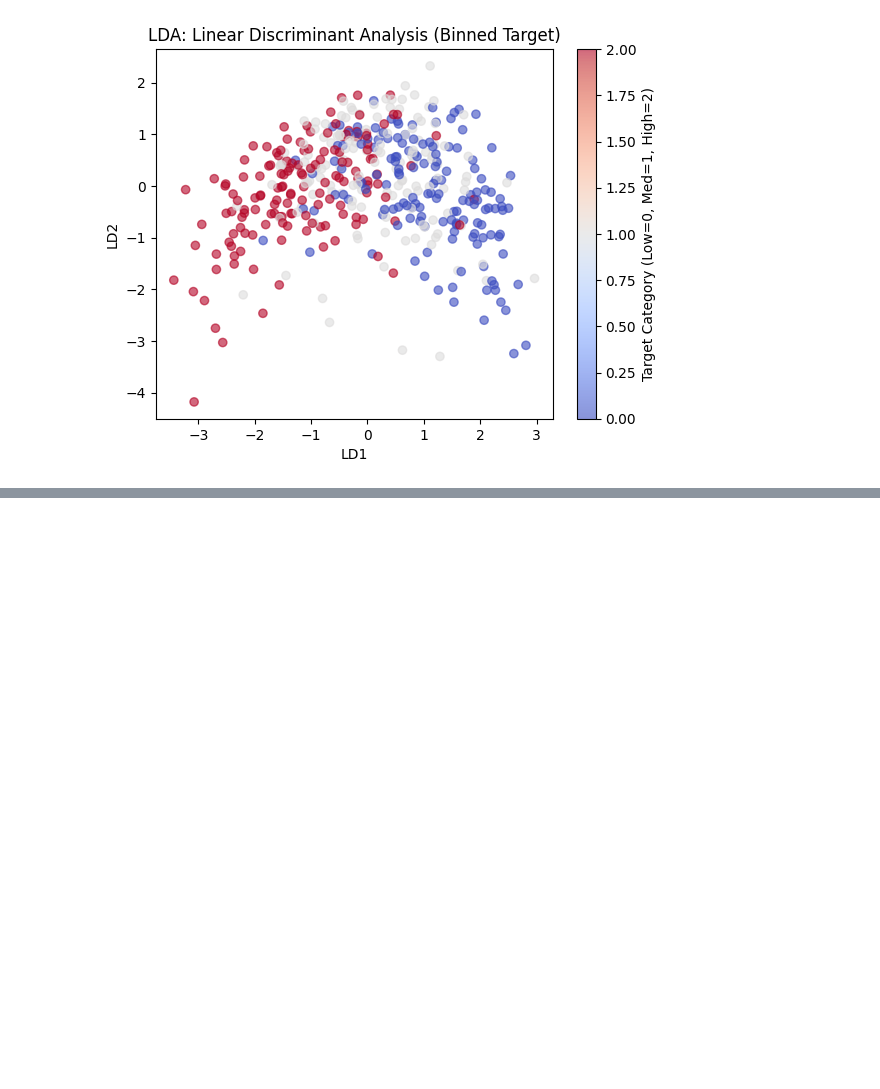
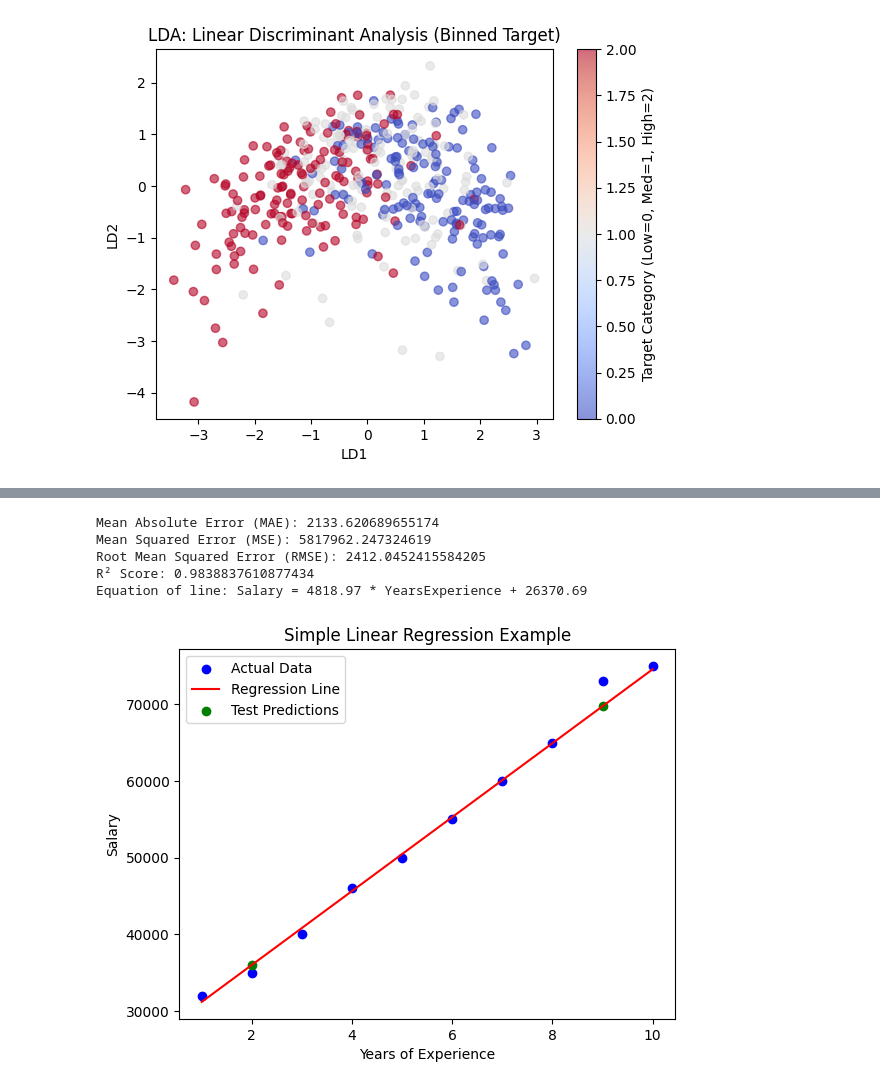
Before and after one commit to AMJAMAITHILI/ML_LAB-141, a Jupyter notebook: ML_Lab3.ipynb, the cells around one changed output, grey strips where cells are left out. Saved outputs shown, nothing was run; the diff lists cells and outputs as text; code cells hidden in the pictures; blank space fills up the shorter version.

```diff
--- a/ML_Lab3.ipynb
+++ b/ML_Lab3.ipynb
@@ -253,0 +302,55 @@ plt.show()
+# %%
+import numpy as np
+import pandas as pd
+import matplotlib.pyplot as plt
+from sklearn.linear_model import LinearRegression
+from sklearn.model_selection import train_test_split
+from sklearn.metrics import mean_squared_error, mean_absolute_error, r2_score
+
+data = pd.DataFrame({
+    'YearsExperience': [1, 2, 3, 4, 5, 6, 7, 8, 9, 10],
+    'Salary': [32000, 35000, 40000, 46000, 50000,
+               55000, 60000, 65000, 73000, 75000]
+})
+
+X = data[['YearsExperience']]
+y = data['Salary']
+
+X_train, X_test, y_train, y_test = train_test_split(X, y, test_size=0.2, random_state=42)
+
+model = LinearRegression()
+model.fit(X_train, y_train)
+
+y_pred = model.predict(X_test)
+
+mae = mean_absolute_error(y_test, y_pred)
+mse = mean_squared_error(y_test, y_pred)
+rmse = np.sqrt(mse)
+r2 = r2_score(y_test, y_pred)
+
+print("Mean Absolute Error (MAE):", mae)
+print("Mean Squared Error (MSE):", mse)
+print("Root Mean Squared Error (RMSE):", rmse)
+print("R² Score:", r2)
+
+
+m = model.coef_[0]  # slope
+c = model.intercept_  # intercept
+print(f"Equation of line: Salary = {m:.2f} * YearsExperience + {c:.2f}")
+
+# Visualization
+plt.scatter(X, y, color='blue', label='Actual Data')
+plt.plot(X, model.predict(X), color='red', label='Regression Line')
+plt.scatter(X_test, y_pred, color='green', label='Test Predictions')
+plt.xlabel("Years of Experience")
+plt.ylabel("Salary")
+plt.title("Simple Linear Regression Example")
+plt.legend()
+plt.show()
+# %% [output]
+Mean Absolute Error (MAE): 2133.620689655174
+Mean Squared Error (MSE): 5817962.247324619
+Root Mean Squared Error (RMSE): 2412.0452415584205
+R² Score: 0.9838837610877434
+Equation of line: Salary = 4818.97 * YearsExperience + 26370.69
+[figure, added]
```
Also changed, not shown: parts of 1 cell of this notebook.
